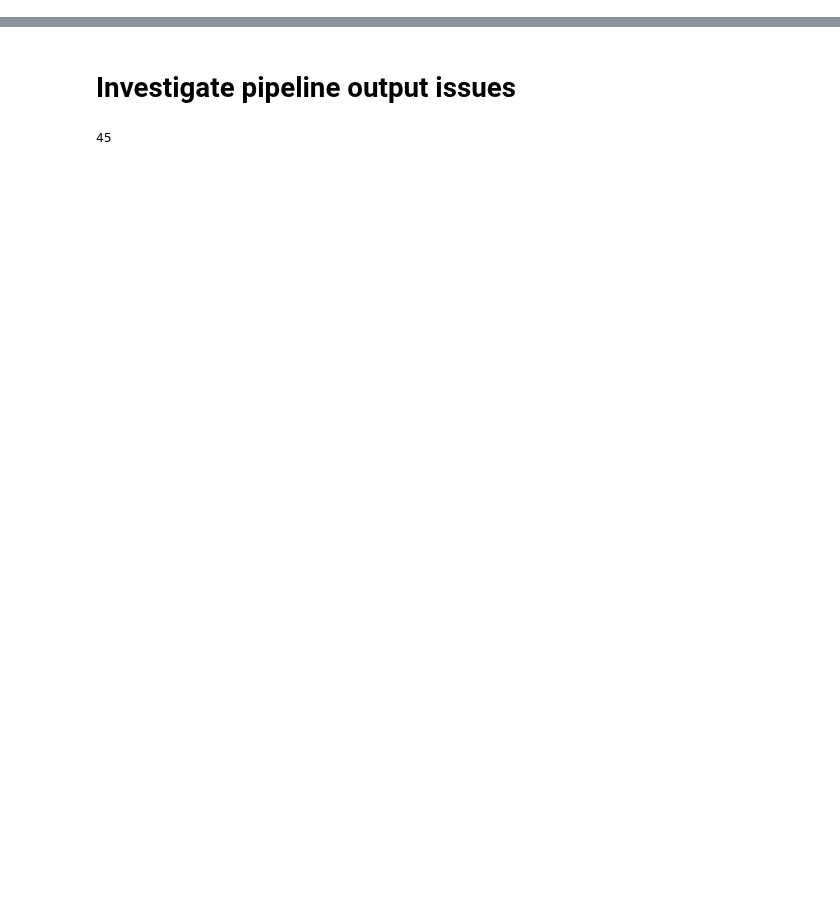
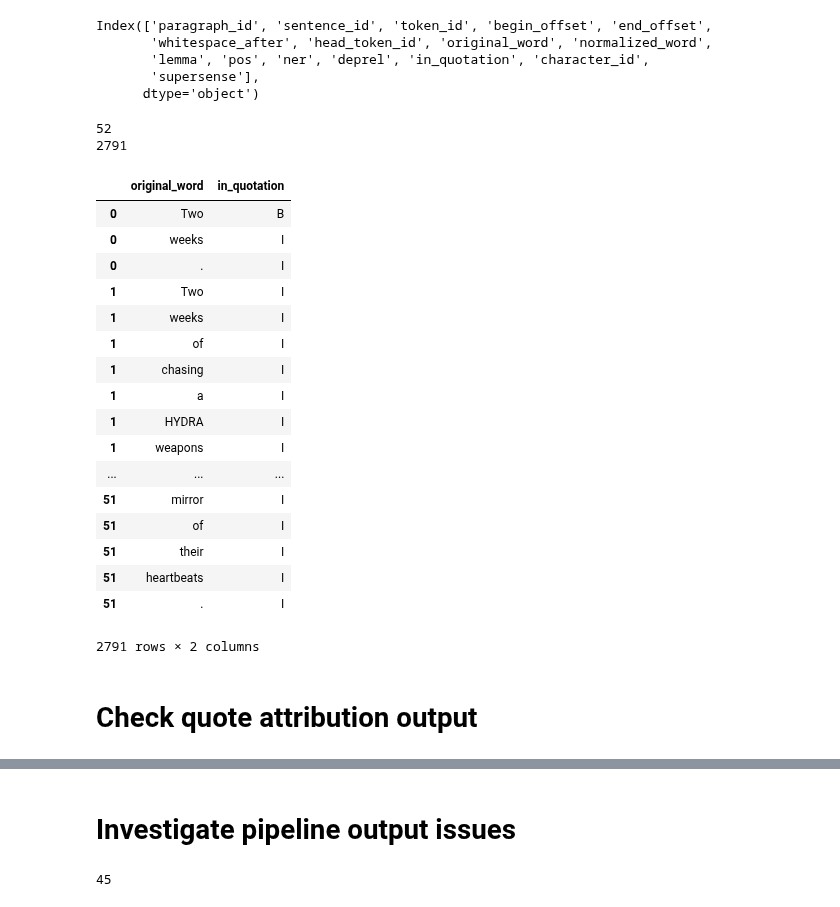
Before and after one commit to michaelmilleryoder/fanfiction-scripts, a Jupyter notebook: jupyter/pipeline_evaluation.ipynb, the cells around one changed output, grey strips where cells are left out. Drawn from its saved outputs; the diff is of its cells as text; code cells hidden in the pictures; blank space fills up the shorter version.

```diff
--- a/jupyter/pipeline_evaluation.ipynb
+++ b/jupyter/pipeline_evaluation.ipynb
@@ -0,0 +4,42 @@
+# %%
+import pdb
+
+def in_quotation(tokens):
+
+    start_quote_chars = ['``', '"', '«']
+    end_quote_chars = ["''", '"', '»']
+
+    result = []
+    state = 'O' # Beginning, inside, end, outside
+    transform_state = {
+        'B': 'B',
+        'I': 'I',
+        'E': 'I',
+        'O': 'O'
+    }
+
+    for tok in tokens:
+        if state == 'O' or state == 'E' and tok in start_quote_chars:
+            state = 'B'
+
+        elif state == 'B' and not tok in end_quote_chars:
+            state = 'I'
+
+        elif state == 'B' or state == 'I' and tok in end_quote_chars:
+            state = 'E'
+
+        elif state == 'E' and not tok in start_quote_chars:
+            state = 'O'
+
+
+        result.append(transform_state[state])
+
+    return result
+# %%
+import re
+
+def verify_bio(sequence):
+
+    seq_str = ''.join(sequence)
+    assert not re.search(r'[EO]I', seq_str)
+    assert not re.search(r'[O]E', seq_str)
@@ -0,0 +91,37 @@
+# %%
+token_data.columns
+# %% [output]
+Index(['paragraph_id', 'sentence_id', 'token_id', 'begin_offset', 'end_offset',
+       'whitespace_after', 'head_token_id', 'original_word', 'normalized_word',
+       'lemma', 'pos', 'ner', 'deprel', 'in_quotation', 'character_id',
+       'supersense'],
+      dtype='object')
+# %%
+print(len(data))
+print(len(token_data))
+# %% [output]
+52
+2791
+# %%
+token_data.loc[:, ['original_word', 'in_quotation']]
+# %% [output]
+|  | original_word | in_quotation |
+| 0 | Two | B |
+| 0 | weeks | I |
+| 0 | . | I |
+| 1 | Two | I |
+| 1 | weeks | I |
+| 1 | of | I |
+| 1 | chasing | I |
+| 1 | a | I |
+| 1 | HYDRA | I |
+| 1 | weapons | I |
+| ... | ... | ... |
+| 51 | mirror | I |
+| 51 | of | I |
+| 51 | their | I |
+| 51 | heartbeats | I |
+| 51 | . | I |
+2791 rows × 2 columns
+# %% [markdown]
+# Check quote attribution output
```
Also changed, not shown: parts of 8 cells of this notebook.
